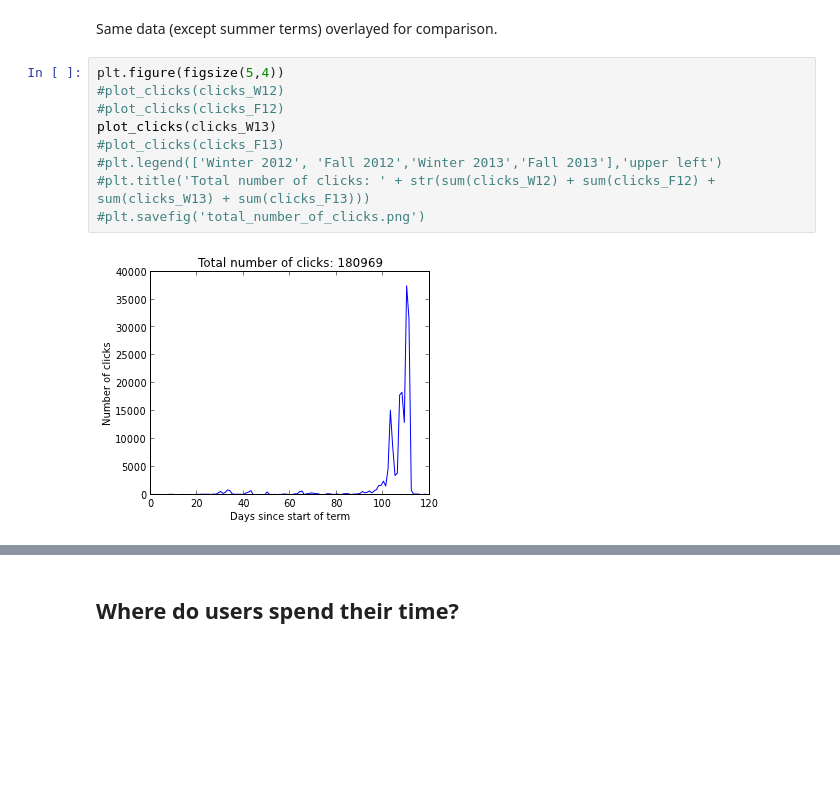
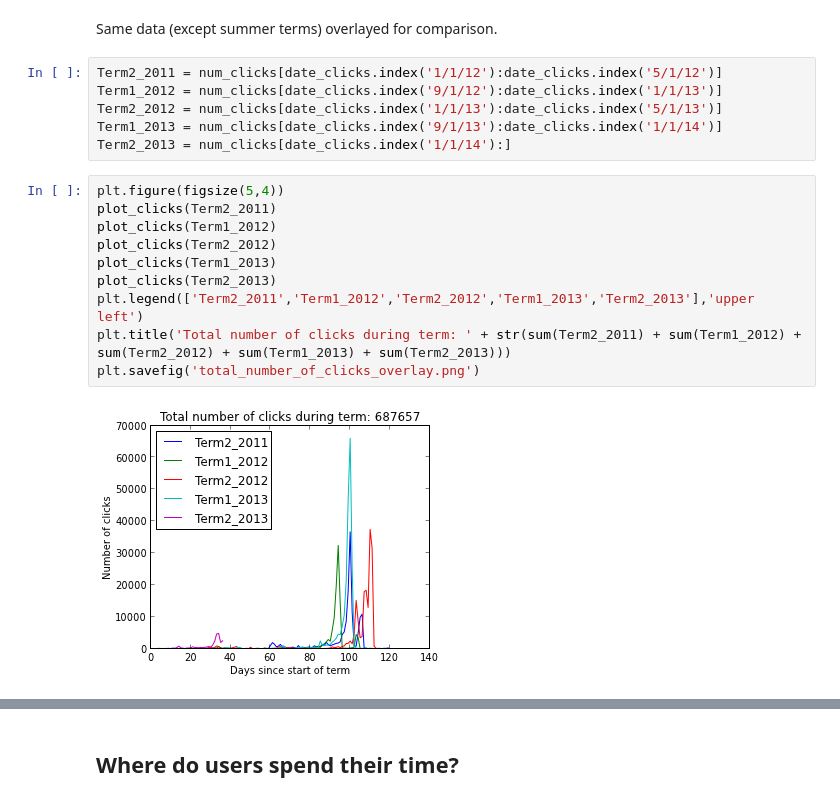
Before and after one commit to MathEducationResources/google-analytics, a Jupyter notebook: mer_py_google_analytics.ipynb, the cells around one changed output, grey strips where cells are left out. Saved outputs shown, nothing was run; the diff lists cells and outputs as text; blank space fills up the shorter version.

Commit message:
plots overlay and bar of clicks per term

```diff
--- a/mer_py_google_analytics.ipynb
+++ b/mer_py_google_analytics.ipynb
@@ -48,14 +47,21 @@ plt.savefig('total_number_of_clicks_time_series.png')
 [figure]
 # %% [markdown]
 Same data (except summer terms) overlayed for comparison.
+# %%
+Term2_2011 = num_clicks[date_clicks.index('1/1/12'):date_clicks.index('5/1/12')]
+Term1_2012 = num_clicks[date_clicks.index('9/1/12'):date_clicks.index('1/1/13')]
+Term2_2012 = num_clicks[date_clicks.index('1/1/13'):date_clicks.index('5/1/13')]
+Term1_2013 = num_clicks[date_clicks.index('9/1/13'):date_clicks.index('1/1/14')]
+Term2_2013 = num_clicks[date_clicks.index('1/1/14'):]
 # %%
 plt.figure(figsize(5,4))
-#plot_clicks(clicks_W12)
-#plot_clicks(clicks_F12)
-plot_clicks(clicks_W13)
-#plot_clicks(clicks_F13)
-#plt.legend(['Winter 2012', 'Fall 2012','Winter 2013','Fall 2013'],'upper left')
-#plt.title('Total number of clicks: ' + str(sum(clicks_W12) + sum(clicks_F12) + sum(clicks_W13) + sum(clicks_F13)))
-#plt.savefig('total_number_of_clicks.png')
+plot_clicks(Term2_2011)
+plot_clicks(Term1_2012)
+plot_clicks(Term2_2012)
+plot_clicks(Term1_2013)
+plot_clicks(Term2_2013)
+plt.legend(['Term2_2011','Term1_2012','Term2_2012','Term1_2013','Term2_2013'],'upper left')
+plt.title('Total number of clicks during term: ' + str(sum(Term2_2011) + sum(Term1_2012) + sum(Term2_2012) + sum(Term1_2013) + sum(Term2_2013)))
+plt.savefig('total_number_of_clicks_overlay.png')
 # %% [output]
-[figure, old version]
+[figure, new version]
```
Also changed, not shown: parts of 5 cells of this notebook.
